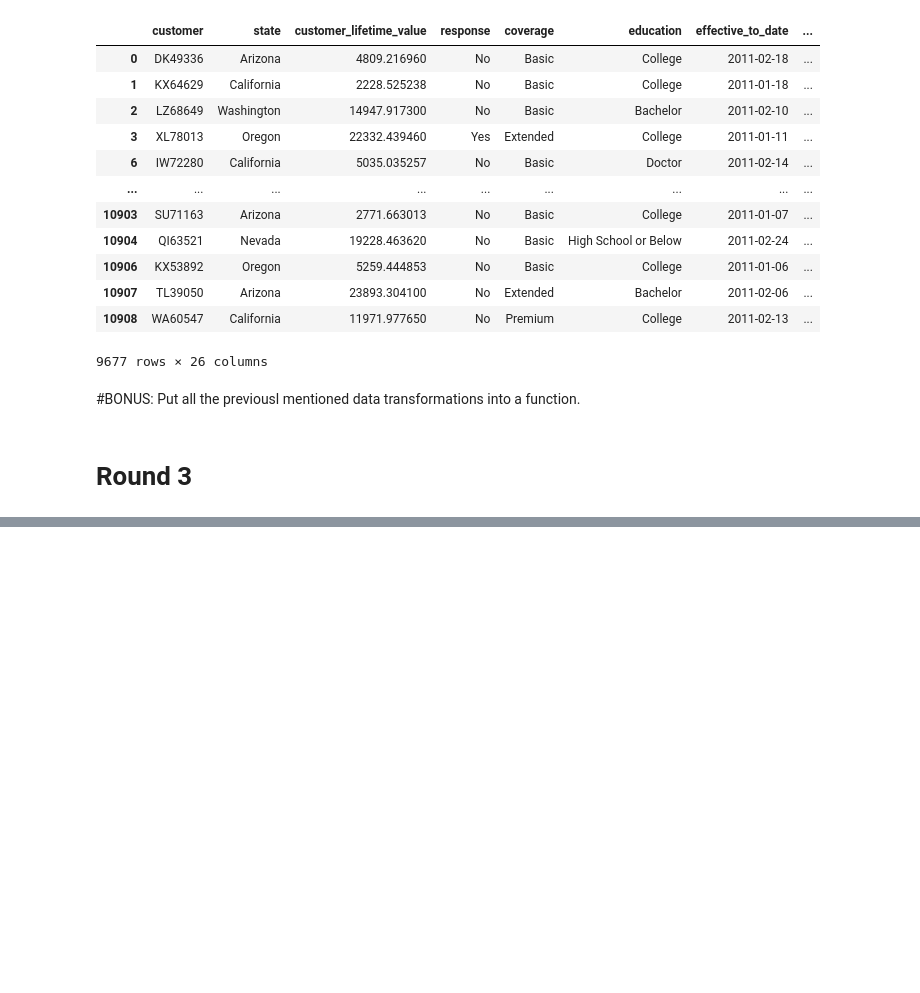
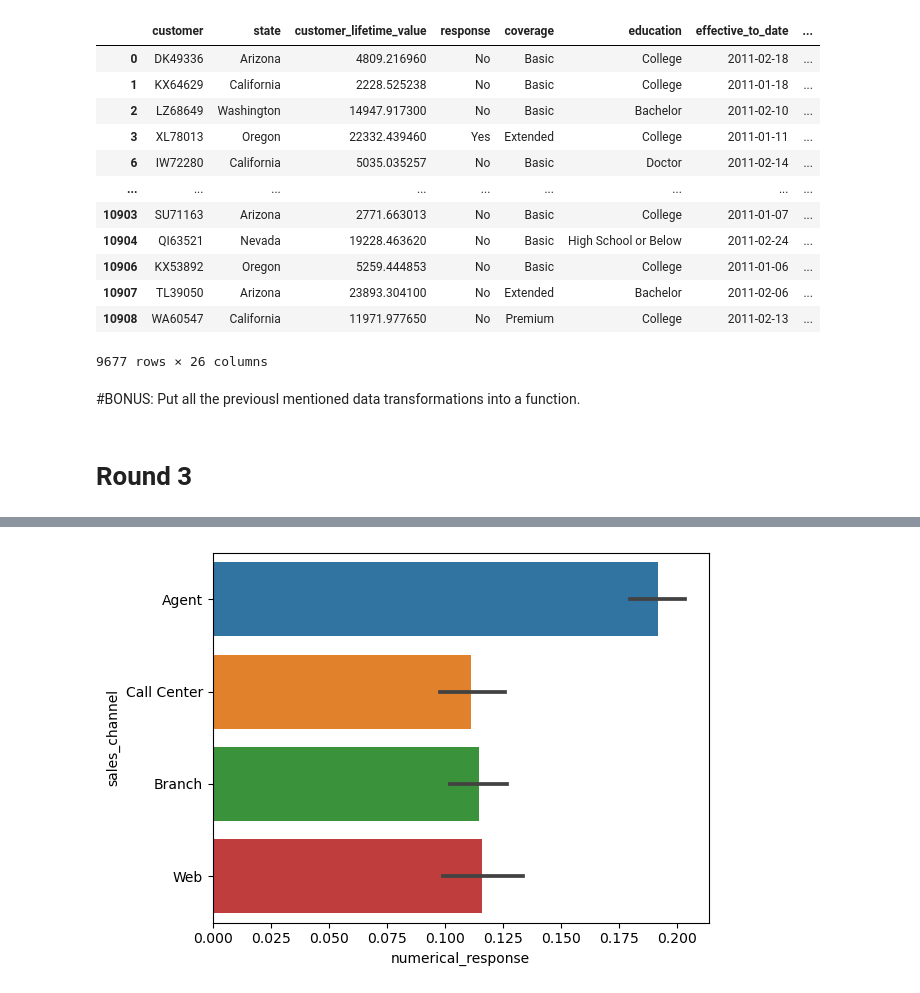
Before and after one commit to jochabo/lab-customer-analysis-round-2, a Jupyter notebook: files_for_lab/csv_files/Lab Customer Analysis Round 2.ipynb, the cells around one changed output, grey strips where cells are left out. Cells and saved outputs as stored; diff of their text form; code cells hidden in the pictures; blank space fills up the shorter version.

```diff
--- a/files_for_lab/csv_files/Lab Customer Analysis Round 2.ipynb
+++ b/files_for_lab/csv_files/Lab Customer Analysis Round 2.ipynb
@@ -360,0 +447,6 @@ data_mca_Q1
+# %%
+#Show a plot of the response rate by the sales channel.
+sns.barplot(x="numerical_response", y="sales_channel", data=data_mca)
+plt.show()
+# %% [output]
+[figure, added]
```
Also changed, not shown: parts of 10 cells of this notebook.
